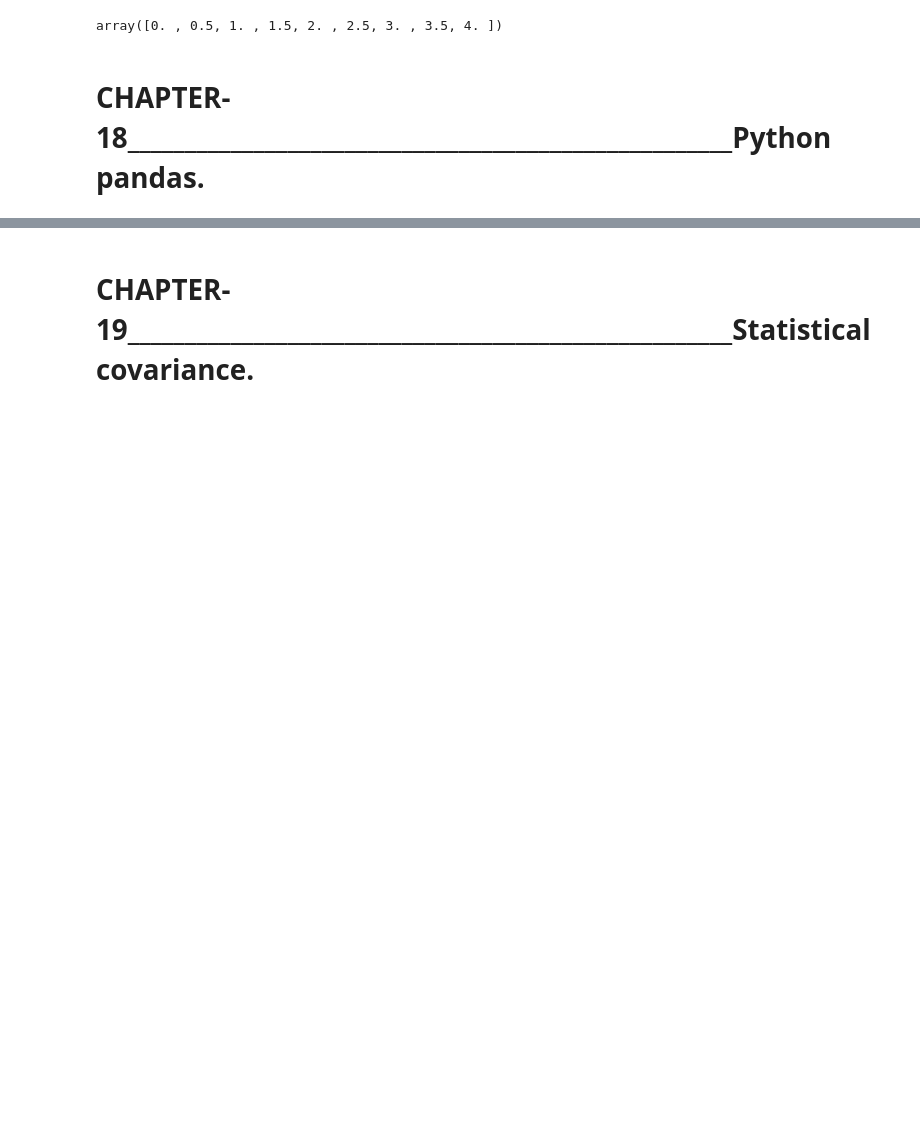
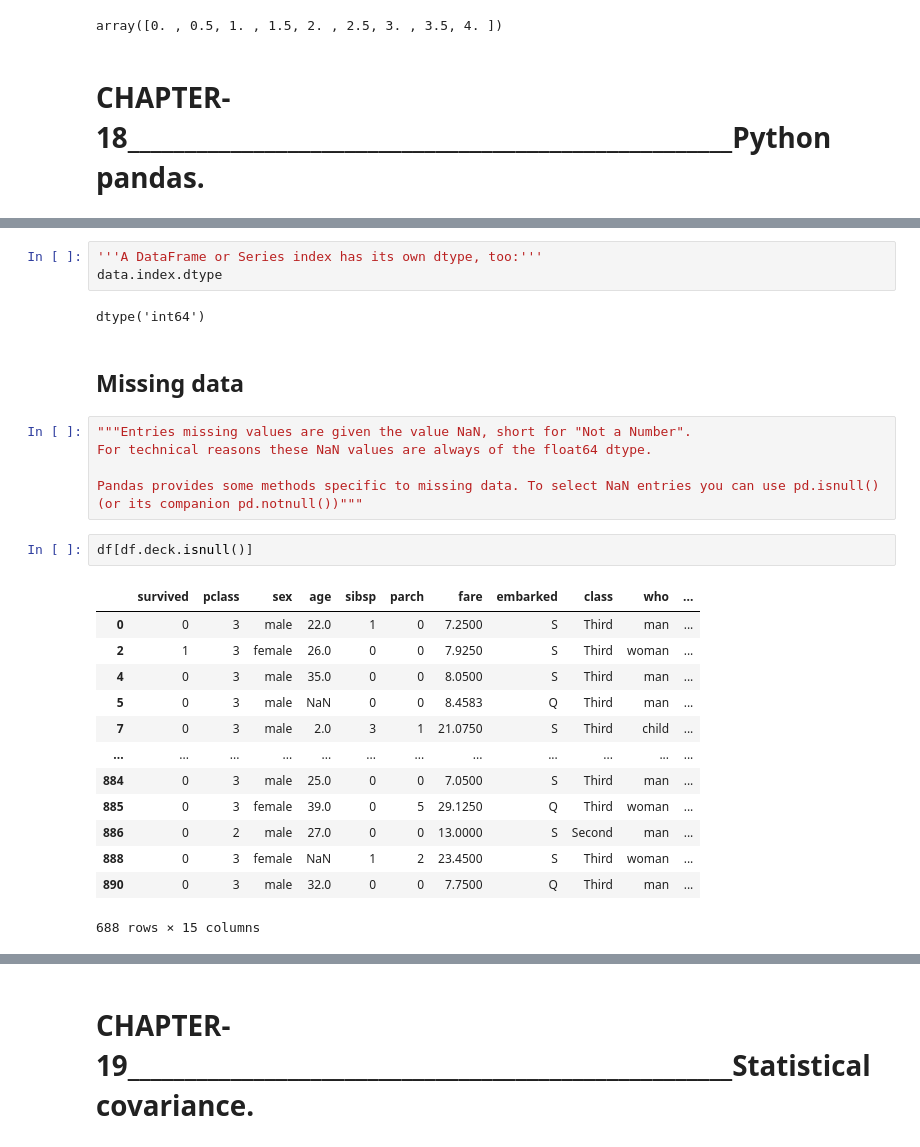
Before and after one commit to OfficialNavneetDas/data-science-handbook, a Jupyter notebook: my_python_advance.ipynb, the cells around one changed output, grey strips where cells are left out. Cells and saved outputs as stored; diff of their text form; blank space fills up the shorter version.

```diff
--- a/my_python_advance.ipynb
+++ b/my_python_advance.ipynb
@@ -1145,0 +1657,29 @@ array([0. , 0.5, 1. , 1.5, 2. , 2.5, 3. , 3.5, 4. ])
+# %%
+'''A DataFrame or Series index has its own dtype, too:'''
+data.index.dtype
+# %% [output]
+dtype('int64')
+# %% [markdown]
+## Missing data
+# %%
+"""Entries missing values are given the value NaN, short for "Not a Number".
+For technical reasons these NaN values are always of the float64 dtype.
+
+Pandas provides some methods specific to missing data. To select NaN entries you can use pd.isnull()
+(or its companion pd.notnull())"""
+# %%
+df[df.deck.isnull()]
+# %% [output]
+|  | survived | pclass | sex | age | sibsp | parch | fare | embarked | class | who | ... |
+| 0 | 0 | 3 | male | 22.0 | 1 | 0 | 7.2500 | S | Third | man | ... |
+| 2 | 1 | 3 | female | 26.0 | 0 | 0 | 7.9250 | S | Third | woman | ... |
+| 4 | 0 | 3 | male | 35.0 | 0 | 0 | 8.0500 | S | Third | man | ... |
+| 5 | 0 | 3 | male | NaN | 0 | 0 | 8.4583 | Q | Third | man | ... |
+| 7 | 0 | 3 | male | 2.0 | 3 | 1 | 21.0750 | S | Third | child | ... |
+| ... | ... | ... | ... | ... | ... | ... | ... | ... | ... | ... | ... |
+| 884 | 0 | 3 | male | 25.0 | 0 | 0 | 7.0500 | S | Third | man | ... |
+| 885 | 0 | 3 | female | 39.0 | 0 | 5 | 29.1250 | Q | Third | woman | ... |
+| 886 | 0 | 2 | male | 27.0 | 0 | 0 | 13.0000 | S | Second | man | ... |
+| 888 | 0 | 3 | female | NaN | 1 | 2 | 23.4500 | S | Third | woman | ... |
+| 890 | 0 | 3 | male | 32.0 | 0 | 0 | 7.7500 | Q | Third | man | ... |
+688 rows × 15 columns
```
Also changed, not shown: parts of 79 cells of this notebook.
